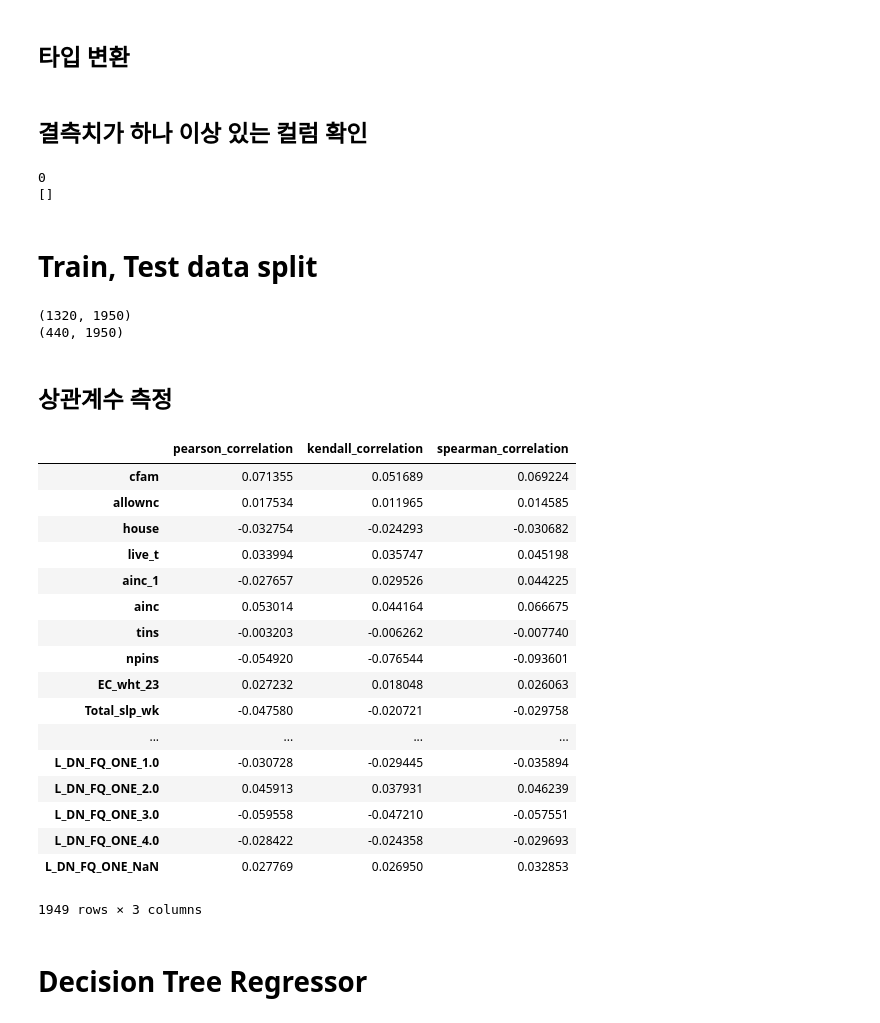
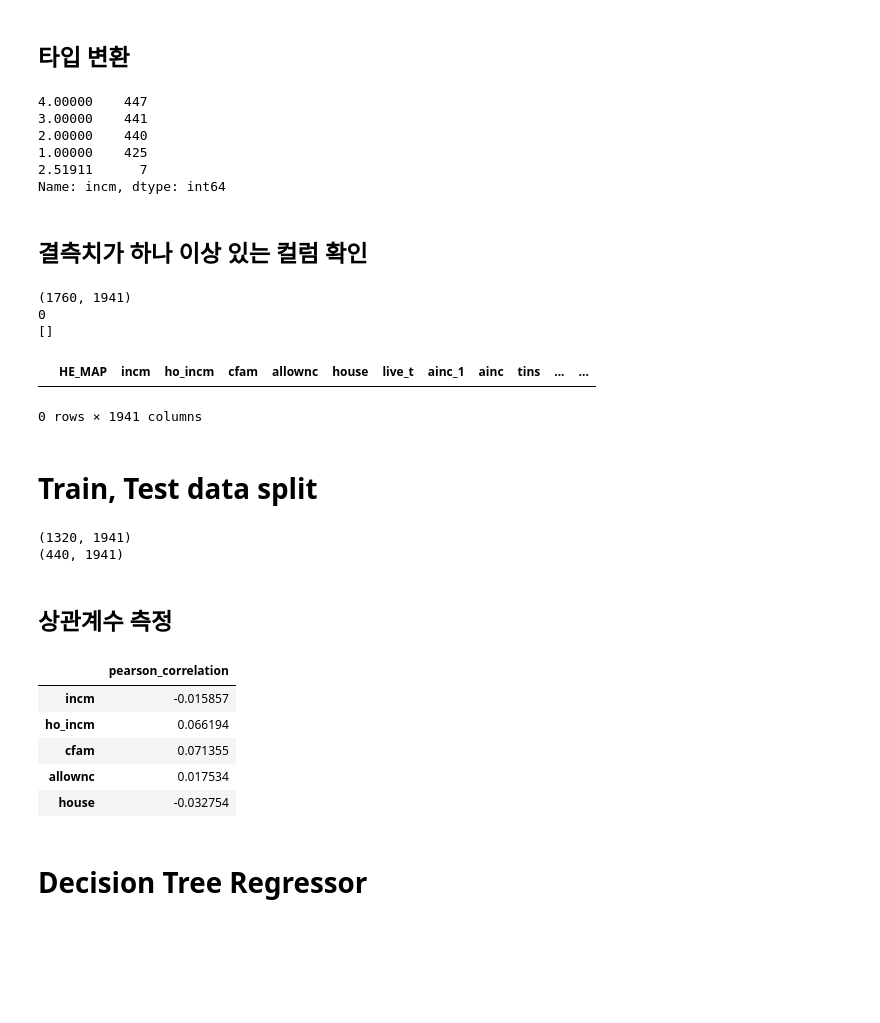
Before and after one commit to zoot0134/kdata_project_2018, a Jupyter notebook: DecisionTreeClassifier_to_pdf_accuracyRate_5(LEE).ipynb, the cells around one changed output. Saved outputs shown, nothing was run; the diff lists cells and outputs as text; code cells hidden in the pictures; blank space fills up the shorter version.

```diff
--- a/DecisionTreeClassifier_to_pdf_accuracyRate_5(LEE).ipynb
+++ b/DecisionTreeClassifier_to_pdf_accuracyRate_5(LEE).ipynb
@@ -575,8 +575,8 @@ nan_df_data = setNanValues(nan_df_data, nan_df_data.BO3_04.name, [8.0, 9.0])
 nan_df_data = setNanValues(nan_df_data, nan_df_data.BO3_12.name, [8.0, 9.0])
 nan_df_data = setNanValues(nan_df_data, nan_df_data.BO3_07.name, [8.0, 9.0])
 
-nan_df_data = setNanValues(nan_df_data, nan_df_data.incm.name, [8.0, 9.0])
-nan_df_data = setNanValues(nan_df_data, nan_df_data.ho_incm.name, [8.0, 9.0])
+#nan_df_data = setNanValues(nan_df_data, nan_df_data.incm.name, [8.0, 9.0])
+#nan_df_data = setNanValues(nan_df_data, nan_df_data.ho_incm.name, [8.0, 9.0])
 nan_df_data = setNanValues(nan_df_data, nan_df_data.edu.name, [888.0, 999.0])
 nan_df_data = setNanValues(nan_df_data, nan_df_data.BO3_09.name, [8.0, 9.0])
 nan_df_data = setNanValues(nan_df_data, nan_df_data.BO3_10.name, [8.0, 9.0])
@@ -763,6 +763,7 @@ def setNanImputer(in_df, name, strategy="mean") :
 imputer_infos = [
       ['ainc', 'mean']
     , ['EC_wht_23', 'mean']
+    , ['incm', 'mean']
     , ['ho_incm', 'mean']
     , ['edu', 'mean']
     , ['Total_slp_wk', 'mean']
@@ -879,7 +880,7 @@ def addOneHotEncodingColumns(in_df, name) :
 one_hot_df = imp_df.copy(deep=True)
 print(one_hot_df.shape)
 
-one_hot_df = addOneHotEncodingColumns(one_hot_df, nan_df_data.ho_incm.name)
+#one_hot_df = addOneHotEncodingColumns(one_hot_df, nan_df_data.ho_incm.name)
 one_hot_df = addOneHotEncodingColumns(one_hot_df, nan_df_data.edu.name)
 one_hot_df = addOneHotEncodingColumns(one_hot_df, nan_df_data.occp.name)
 one_hot_df = addOneHotEncodingColumns(one_hot_df, nan_df_data.EC_pedu_1.name)
@@ -965,7 +966,7 @@ one_hot_df = addOneHotEncodingColumns(one_hot_df, nan_df_data.BO3_04.name)
 one_hot_df = addOneHotEncodingColumns(one_hot_df, nan_df_data.BO3_12.name)
 one_hot_df = addOneHotEncodingColumns(one_hot_df, nan_df_data.BO3_07.name)
 
-one_hot_df = addOneHotEncodingColumns(one_hot_df, nan_df_data.incm.name)
+#one_hot_df = addOneHotEncodingColumns(one_hot_df, nan_df_data.incm.name)
 one_hot_df = addOneHotEncodingColumns(one_hot_df, nan_df_data.BO3_09.name)
 one_hot_df = addOneHotEncodingColumns(one_hot_df, nan_df_data.BO3_10.name)
 one_hot_df = addOneHotEncodingColumns(one_hot_df, nan_df_data.BD1.name)
@@ -1178,12 +1176,35 @@ def setIntValue(name) :
+# %%
+def setIntValue(in_df, name) :
+    in_df[name] = in_df[name].astype(int)
+    return in_df
+
+pd.value_counts(one_hot_df.incm)
+
+#one_hot_df = setIntValue(one_hot_df, one_hot_df.incm.name)
+#one_hot_df = setIntValue(one_hot_df, one_hot_df.ho_incm.name)
+# %% [output]
+4.00000    447
+3.00000    441
+2.00000    440
+1.00000    425
+2.51911      7
+Name: incm, dtype: int64
 # %% [markdown]
 ## 결측치가 하나 이상 있는 컬럼 확인
 # %%
 nan_names = one_hot_df.columns[one_hot_df.isna().any()]
+print(one_hot_df.shape)
 print(nan_names.size)
 print(list(nan_names))
 # %% [output]
+(1760, 1941)
 0
 []
+# %%
+one_hot_df[one_hot_df.incm.isnull()]
+# %% [output]
+|  | HE_MAP | incm | ho_incm | cfam | allownc | house | live_t | ainc_1 | ainc | tins | ... | ... |
+0 rows × 1941 columns
 # %%
 for index, name in enumerate(nan_names[:5]) :
     value_count = pd.value_counts(one_hot_df[name], dropna=False)
@@ -1201,36 +1222,24 @@ print(test_df.shape)
 Y = one_hot_df.HE_MAP.name
 X = one_hot_df.columns.drop(Y).tolist()
 # %% [output]
-(1320, 1950)
-(440, 1950)
+(1320, 1941)
+(440, 1941)
 # %% [markdown]
 ## 상관계수 측정
 # %%
 score_df = pd.DataFrame()
 score_df['pearson_correlation']  = one_hot_df.corr(method='pearson')['HE_MAP']
-score_df['kendall_correlation']  = one_hot_df.corr(method='kendall')['HE_MAP']
-score_df['spearman_correlation'] = one_hot_df.corr(method='spearman')['HE_MAP']
+#score_df['kendall_correlation']  = one_hot_df.corr(method='kendall')['HE_MAP']
+#score_df['spearman_correlation'] = one_hot_df.corr(method='spearman')['HE_MAP']
 score_df = score_df[1:]
-score_df
+score_df.head()
 # %% [output]
-|  | pearson_correlation | kendall_correlation | spearman_correlation |
-| cfam | 0.071355 | 0.051689 | 0.069224 |
-| allownc | 0.017534 | 0.011965 | 0.014585 |
-| house | -0.032754 | -0.024293 | -0.030682 |
-| live_t | 0.033994 | 0.035747 | 0.045198 |
-| ainc_1 | -0.027657 | 0.029526 | 0.044225 |
-| ainc | 0.053014 | 0.044164 | 0.066675 |
-| tins | -0.003203 | -0.006262 | -0.007740 |
-| npins | -0.054920 | -0.076544 | -0.093601 |
-| EC_wht_23 | 0.027232 | 0.018048 | 0.026063 |
-| Total_slp_wk | -0.047580 | -0.020721 | -0.029758 |
-| ... | ... | ... | ... |
-| L_DN_FQ_ONE_1.0 | -0.030728 | -0.029445 | -0.035894 |
-| L_DN_FQ_ONE_2.0 | 0.045913 | 0.037931 | 0.046239 |
-| L_DN_FQ_ONE_3.0 | -0.059558 | -0.047210 | -0.057551 |
-| L_DN_FQ_ONE_4.0 | -0.028422 | -0.024358 | -0.029693 |
-| L_DN_FQ_ONE_NaN | 0.027769 | 0.026950 | 0.032853 |
+|  | pearson_correlation |
+| incm | -0.015857 |
+| ho_incm | 0.066194 |
+| cfam | 0.071355 |
+| allownc | 0.017534 |
+| house | -0.032754 |
-1949 rows × 3 columns
 # %% [markdown]
 # Decision Tree Regressor
 # %%
```
Also changed, not shown: parts of 17 cells of this notebook.
